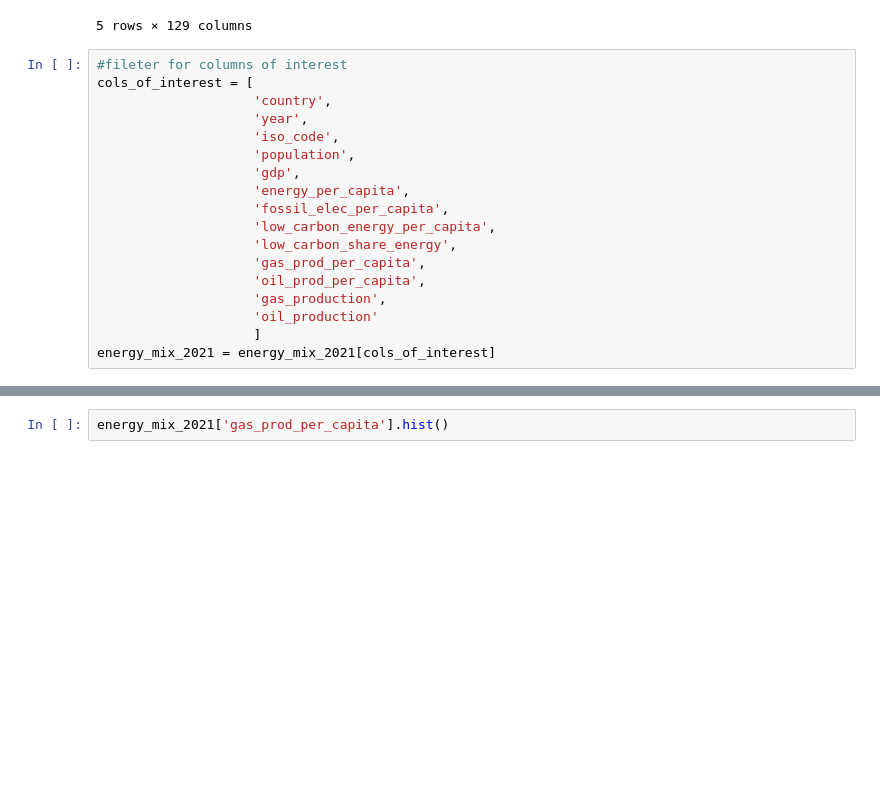
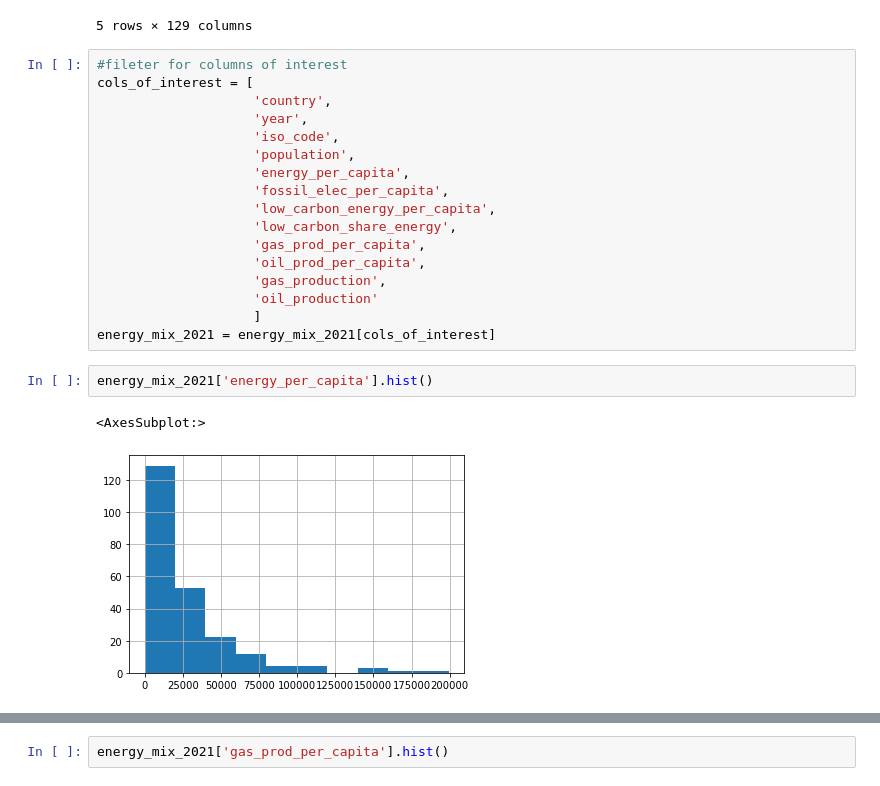
Before and after one commit to sean-dluhc/ons-energy-analysis, a Jupyter notebook: energy_analysis_eda.ipynb, the cells around one changed output, grey strips where cells are left out. Cells and saved outputs as stored; diff of their text form; blank space fills up the shorter version.

```diff
--- a/energy_analysis_eda.ipynb
+++ b/energy_analysis_eda.ipynb
@@ -82,7 +82,6 @@ cols_of_interest = [
                     'year',
                     'iso_code',
                     'population',
-                    'gdp',
                     'energy_per_capita',
                     'fossil_elec_per_capita',
                     'low_carbon_energy_per_capita',
@@ -93,3 +92,8 @@ cols_of_interest = [
                     'oil_production'
                     ]
 energy_mix_2021 = energy_mix_2021[cols_of_interest]
+# %%
+energy_mix_2021['energy_per_capita'].hist()
+# %% [output]
+<AxesSubplot:>
+[figure, added]
```
Also changed, not shown: parts of 11 cells of this notebook.
